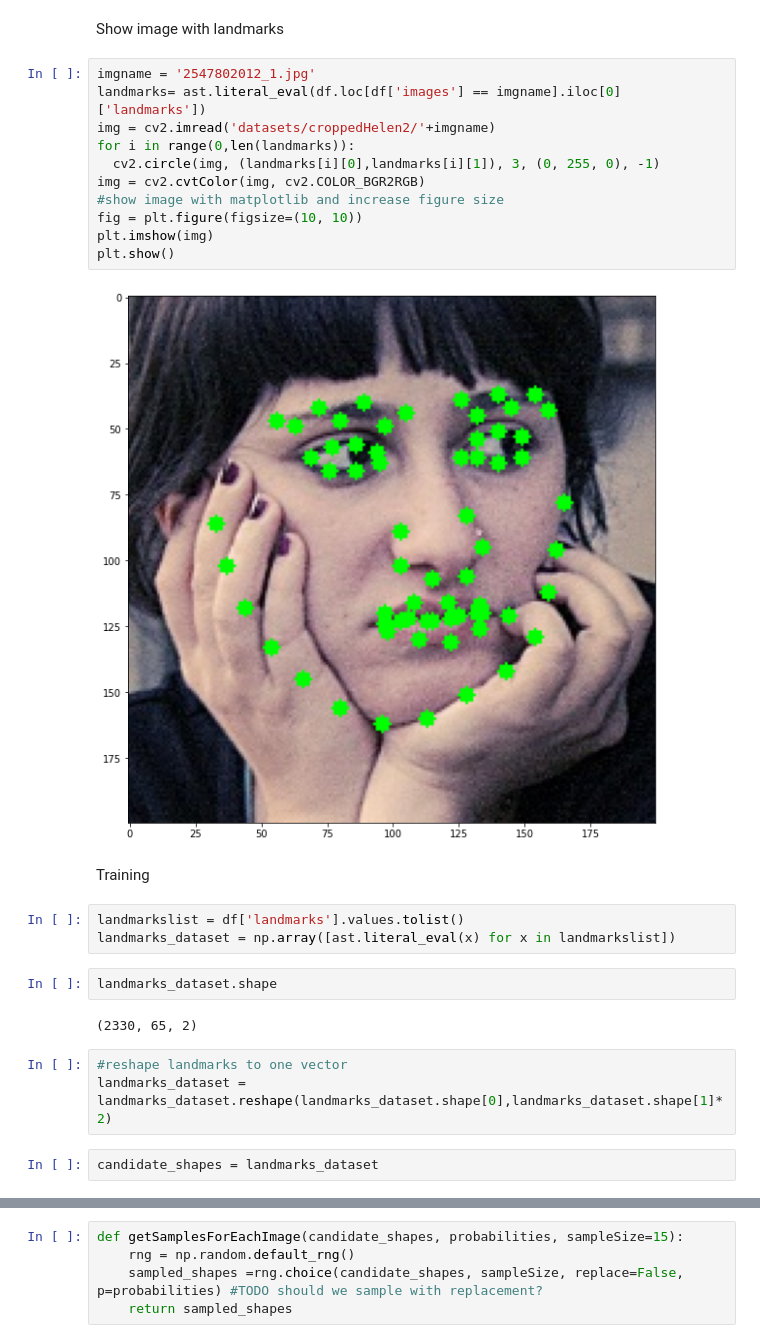
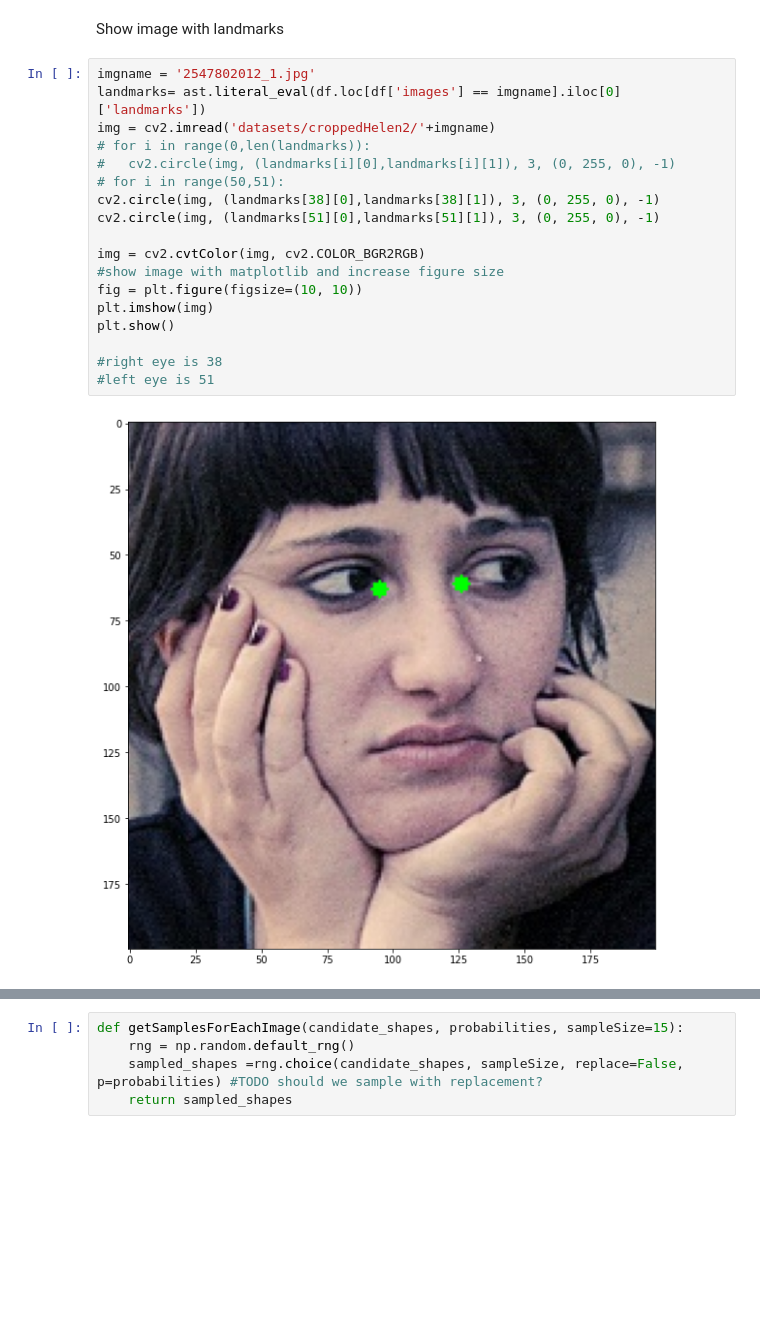
Before and after one commit to AmmarMohamed21/Facial-Landmarks-Detector, a Jupyter notebook: landmark_playground.ipynb, the cells around one changed output, grey strips where cells are left out. Drawn from its saved outputs; the diff is of its cells as text; blank space fills up the shorter version.

```diff
--- a/landmark_playground.ipynb
+++ b/landmark_playground.ipynb
@@ -31,27 +33,20 @@ Show image with landmarks
 # %%
 imgname = '2547802012_1.jpg'
 landmarks= ast.literal_eval(df.loc[df['images'] == imgname].iloc[0]['landmarks'])
 img = cv2.imread('datasets/croppedHelen2/'+imgname)
-for i in range(0,len(landmarks)):
-  cv2.circle(img, (landmarks[i][0],landmarks[i][1]), 3, (0, 255, 0), -1)
+# for i in range(0,len(landmarks)):
+#   cv2.circle(img, (landmarks[i][0],landmarks[i][1]), 3, (0, 255, 0), -1)
+# for i in range(50,51):
+cv2.circle(img, (landmarks[38][0],landmarks[38][1]), 3, (0, 255, 0), -1)
+cv2.circle(img, (landmarks[51][0],landmarks[51][1]), 3, (0, 255, 0), -1)
+
 img = cv2.cvtColor(img, cv2.COLOR_BGR2RGB)
 #show image with matplotlib and increase figure size
 fig = plt.figure(figsize=(10, 10))
 plt.imshow(img)
 plt.show()
+
+#right eye is 38
+#left eye is 51
 # %% [output]
-[figure, old version]
+[figure, new version]
-# %% [markdown]
-Training
-# %%
-landmarkslist = df['landmarks'].values.tolist()
-landmarks_dataset = np.array([ast.literal_eval(x) for x in landmarkslist])
-# %%
-landmarks_dataset.shape
-# %% [output]
-(2330, 65, 2)
-# %%
-#reshape landmarks to one vector
-landmarks_dataset = landmarks_dataset.reshape(landmarks_dataset.shape[0],landmarks_dataset.shape[1]*2)
-# %%
-candidate_shapes = landmarks_dataset
```
Also changed, not shown: parts of 38 cells of this notebook, 1 other file.
